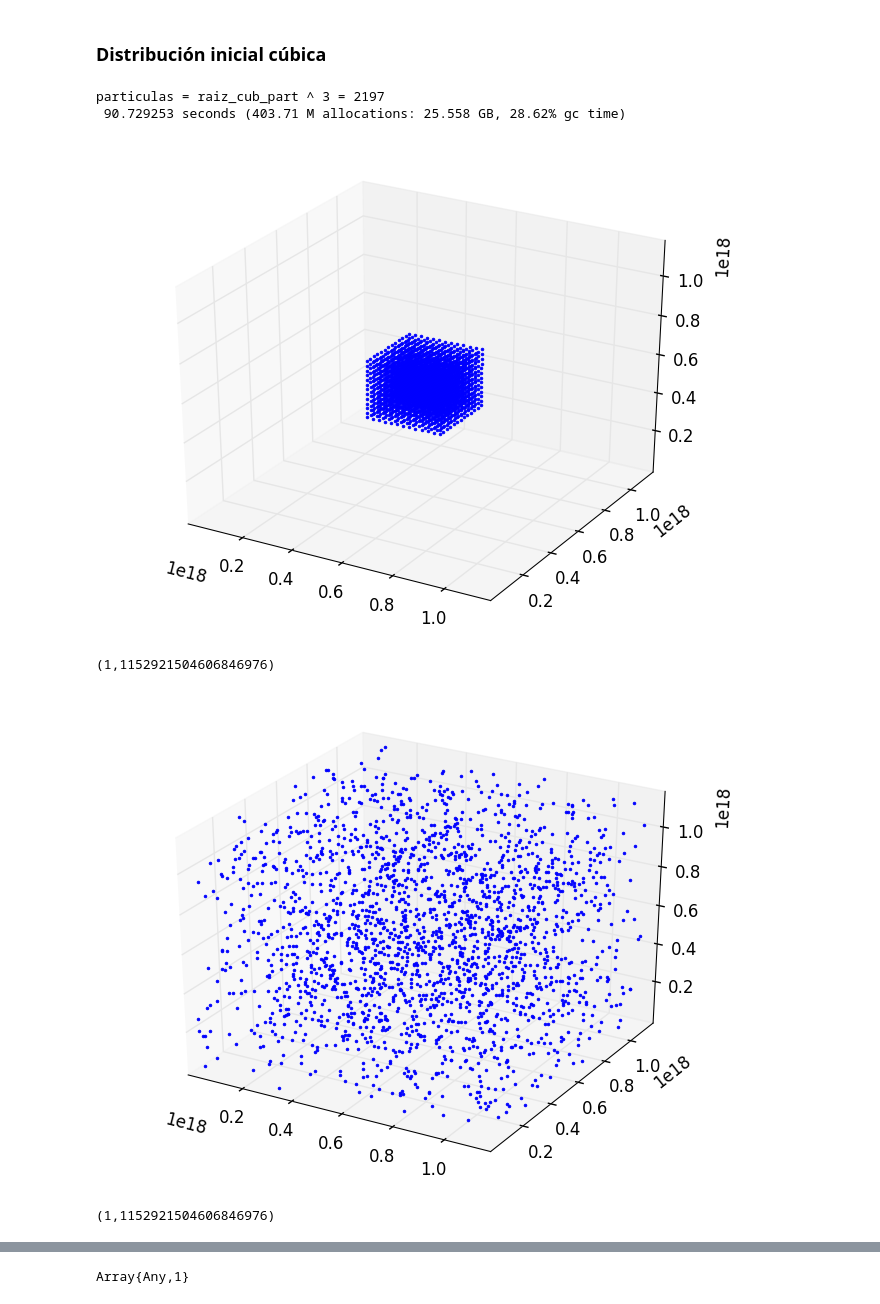
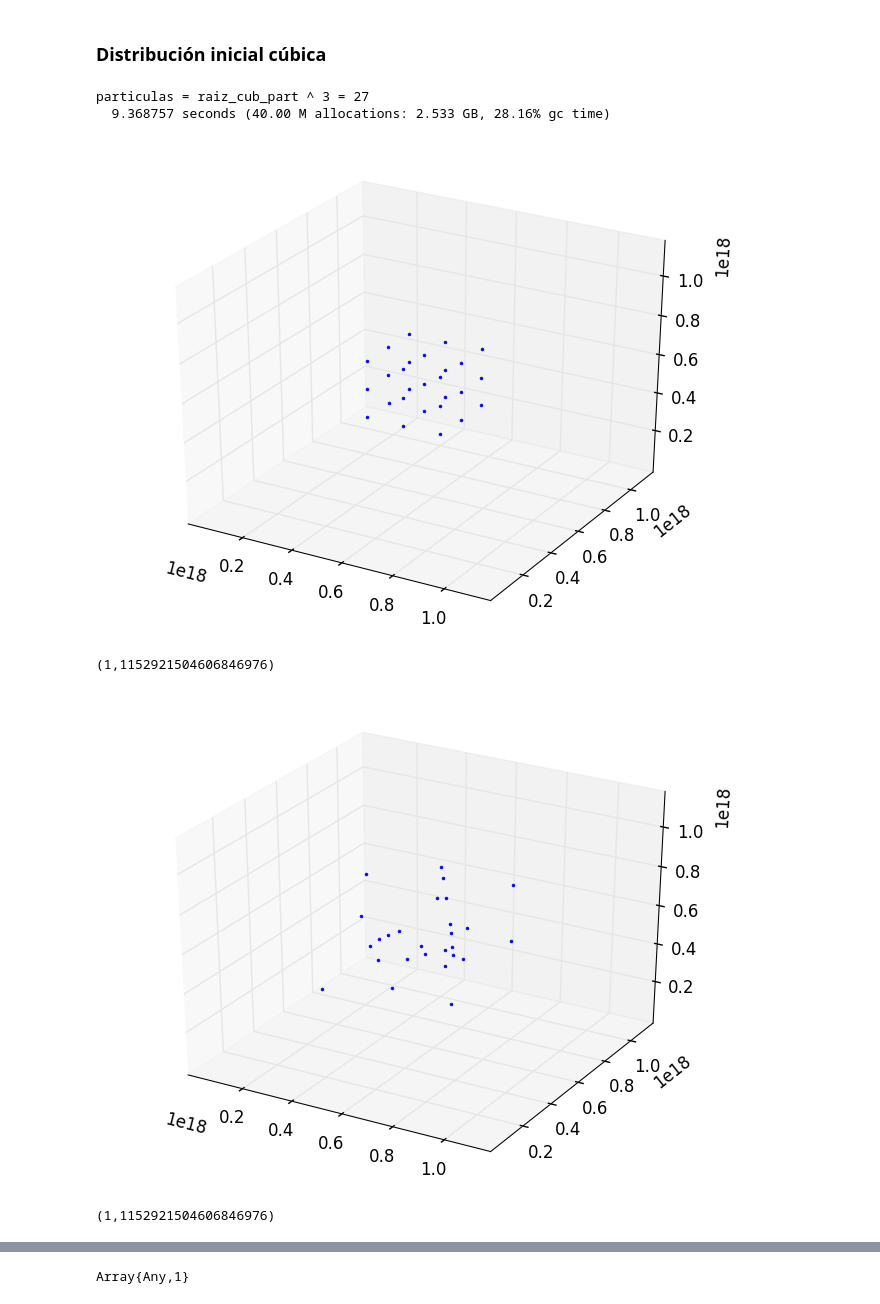
Before and after one commit to blas-ko/simulacion_gases_reversible, a Jupyter notebook: Pruebas.ipynb, the cells around one changed output, grey strips where cells are left out. Cells and saved outputs as stored; diff of their text form; code cells hidden in the pictures.

```diff
--- a/Pruebas.ipynb
+++ b/Pruebas.ipynb
@@ -90,18 +52,0 @@ organizador (generic function with 1 method)
-# %%
-function fotograma(registro::Matrix{Int64}, tiempo::Int64; cajitas::Int64 = 0)
-
-    if (tiempo < 0) | (tiempo > size(registro, 1))
-        return println("El tiempo solicitado no se encuentra disponible en el registro dado.")
-    end
-
-    x,y,z = organizador(registro, tiempo)
-    plot3D(x, y, z, "b.", markersize = 4.0)
-    #axis("off")
-
-    #Si se especifica cajitas se evita el "zoom" automático.
-    if cajitas != 0
-        xlim(1,cajitas)
-        ylim(1,cajitas)
-        zlim(1,cajitas)
-    end
-end
@@ -118,9 +57,10 @@ Void
 # %% [markdown]
 ### Distribución inicial cúbica
 # %%
-pasos = 50
+pasos = 20
 
-raiz_cub_part = 13
+# Incrementando las partículas se nota que los "arboles" sí funcionan.
+raiz_cub_part = 3
 @show particulas = raiz_cub_part^3
 
 #Condicion inicial (en Float64)
@@ -132,18 +72,18 @@ X0 = flotante_a_entero(inicial, L, cajitas)
 X1 = flotante_a_entero(segundo, L, cajitas)
 @time registro = evolucion(X0, X1, pasos, L, cajitas, r_c, h);
 # %% [output]
-particulas = raiz_cub_part ^ 3 = 2197
- 90.729253 seconds (403.71 M allocations: 25.558 GB, 28.62% gc time)
+particulas = raiz_cub_part ^ 3 = 27
+  9.368757 seconds (40.00 M allocations: 2.533 GB, 28.16% gc time)
 # %%
-temp_inicial = 1
-fotograma(registro, temp_inicial; cajitas = 2^60)
+tiempo_inicial = 1
+fotograma(registro, tiempo_inicial; cajitas = 2^60)
 # %% [output]
-[figure, old version]
+[figure, new version]
 (1,1152921504606846976)
 # %%
-temp_final = size(registro, 1)
-fotograma(registro, temp_final; cajitas = 2^60)
+tiempo_final = size(registro, 1)
+fotograma(registro, tiempo_final; cajitas = 2^60)
 # %% [output]
-[figure, old version]
+[figure, new version]
 (1,1152921504606846976)
 # %% [markdown]
```
Also changed, not shown: parts of 34 cells of this notebook, 2 other files.
